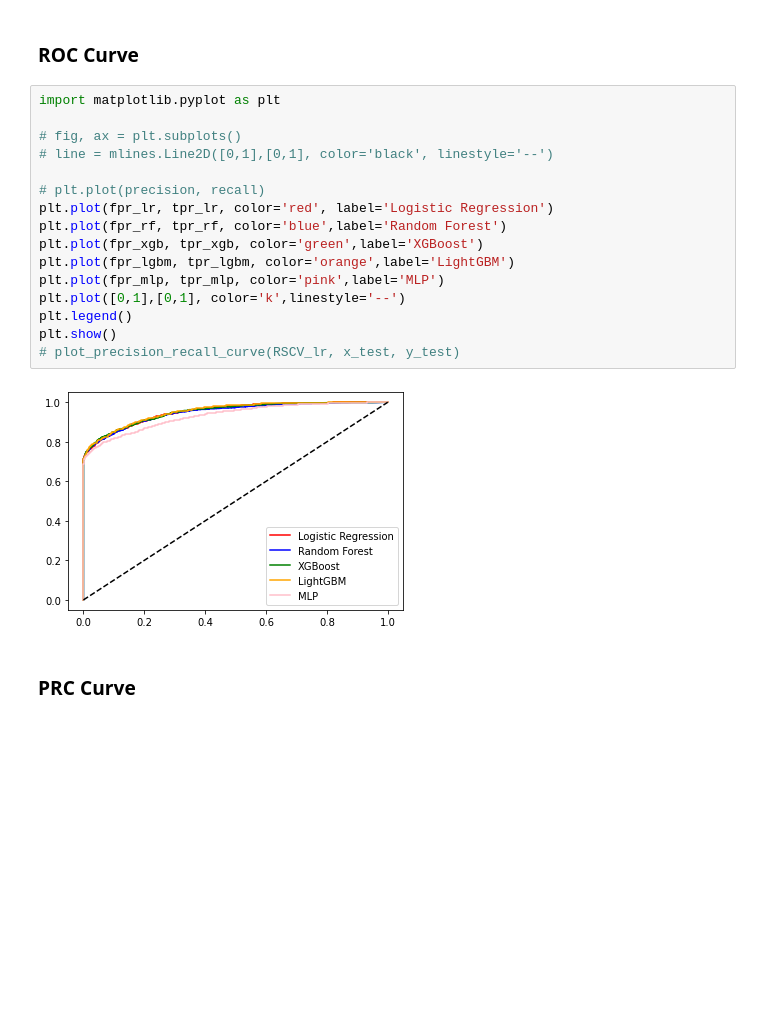
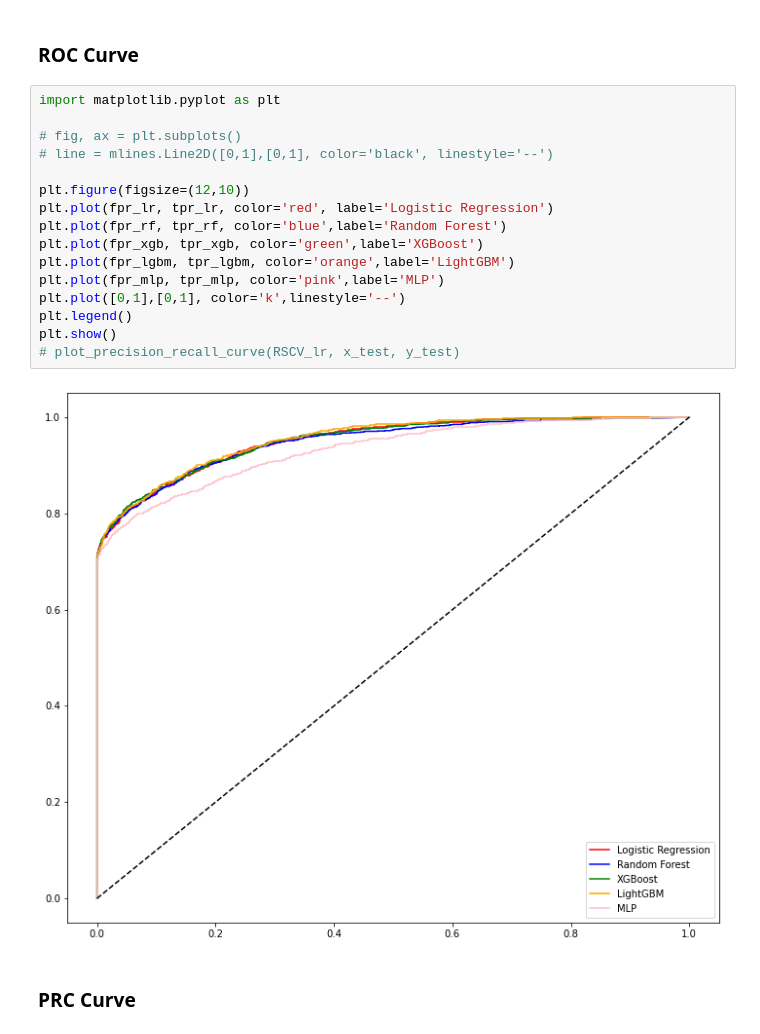
Before and after one commit to Yeonhoon/mimic_ML, a Jupyter notebook: modeling.ipynb, the cells around one changed output. Saved outputs shown, nothing was run; the diff lists cells and outputs as text; blank space fills up the shorter version.

```diff
--- a/modeling.ipynb
+++ b/modeling.ipynb
@@ -560,21 +537,21 @@ result_rscv
 # %%
 import matplotlib.pyplot as plt
 
 # fig, ax = plt.subplots()
 # line = mlines.Line2D([0,1],[0,1], color='black', linestyle='--')
 
-# plt.plot(precision, recall)
+plt.figure(figsize=(12,10))
 plt.plot(fpr_lr, tpr_lr, color='red', label='Logistic Regression')
 plt.plot(fpr_rf, tpr_rf, color='blue',label='Random Forest')
 plt.plot(fpr_xgb, tpr_xgb, color='green',label='XGBoost')
 plt.plot(fpr_lgbm, tpr_lgbm, color='orange',label='LightGBM')
 plt.plot(fpr_mlp, tpr_mlp, color='pink',label='MLP')
 plt.plot([0,1],[0,1], color='k',linestyle='--')
 plt.legend()
 plt.show()
 # plot_precision_recall_curve(RSCV_lr, x_test, y_test)
 # %% [output]
-[figure, old version]
+[figure, new version]
 # %% [markdown]
 ### PRC Curve
 # %%
```
Also changed, not shown: parts of 7 cells of this notebook.
